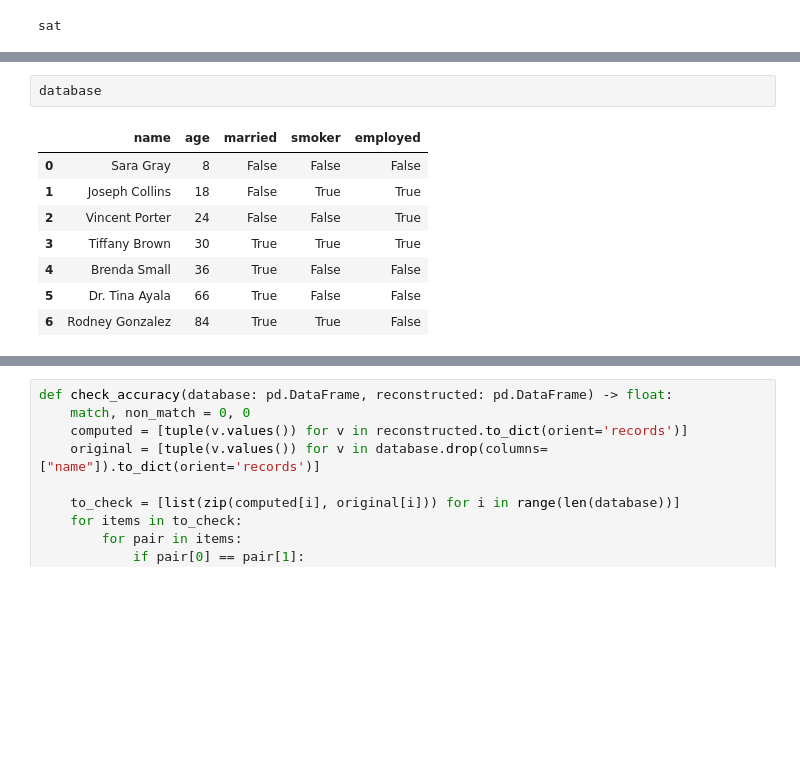
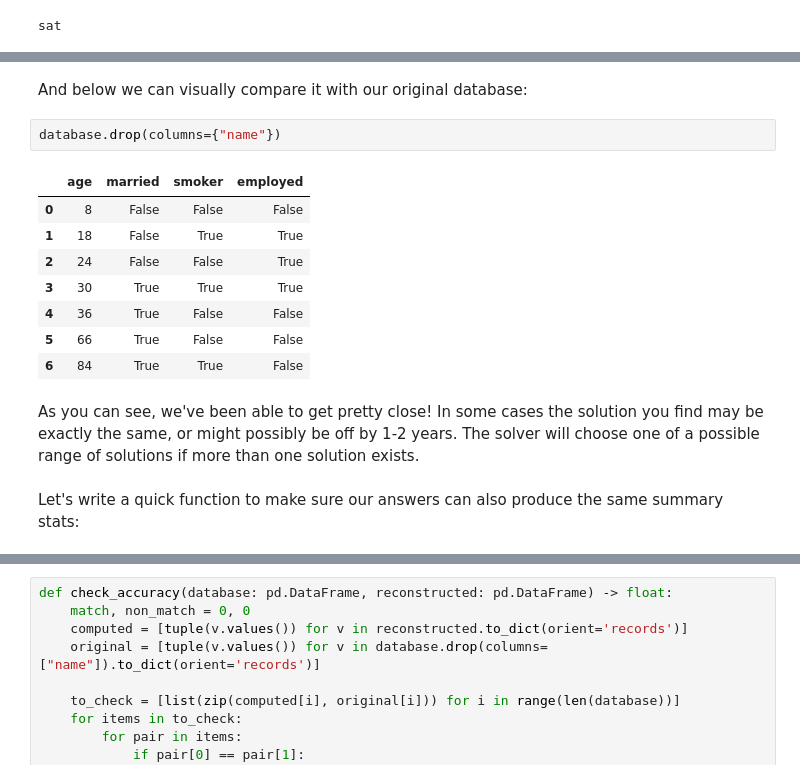
Before and after one commit to kjam/practical-data-privacy, a Jupyter notebook: database-reconstruction-attack.ipynb, the cells around one changed output, grey strips where cells are left out. Drawn from its saved outputs; the diff is of its cells as text; blank space fills up the shorter version.

```diff
--- a/database-reconstruction-attack.ipynb
+++ b/database-reconstruction-attack.ipynb
@@ -281,13 +464,19 @@ model_df
+# %% [markdown]
+And below we can visually compare it with our original database:
 # %%
-database
+database.drop(columns={"name"})
 # %% [output]
-|  | name | age | married | smoker | employed |
-| 0 | Sara Gray | 8 | False | False | False |
-| 1 | Joseph Collins | 18 | False | True | True |
-| 2 | Vincent Porter | 24 | False | False | True |
-| 3 | Tiffany Brown | 30 | True | True | True |
-| 4 | Brenda Small | 36 | True | False | False |
-| 5 | Dr. Tina Ayala | 66 | True | False | False |
-| 6 | Rodney Gonzalez | 84 | True | True | False |
+|  | age | married | smoker | employed |
+| 0 | 8 | False | False | False |
+| 1 | 18 | False | True | True |
+| 2 | 24 | False | False | True |
+| 3 | 30 | True | True | True |
+| 4 | 36 | True | False | False |
+| 5 | 66 | True | False | False |
+| 6 | 84 | True | True | False |
+# %% [markdown]
+As you can see, we've been able to get pretty close! In some cases the solution you find may be exactly the same, or might possibly be off by 1-2 years. The solver will choose one of a possible range of solutions if more than one solution exists.
+# %% [markdown]
+Let's write a quick function to make sure our answers can also produce the same summary stats:
 # %%
 def check_reconstruction_matches_stats(stats: BaseModel, reconstructed: pd.DataFrame) -> None:
```
Also changed, not shown: parts of 44 cells of this notebook.
